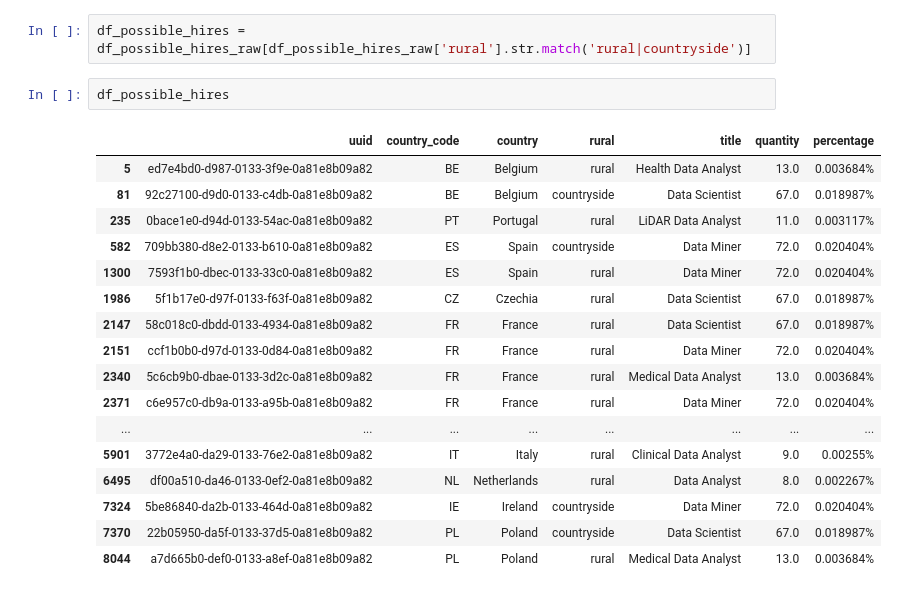
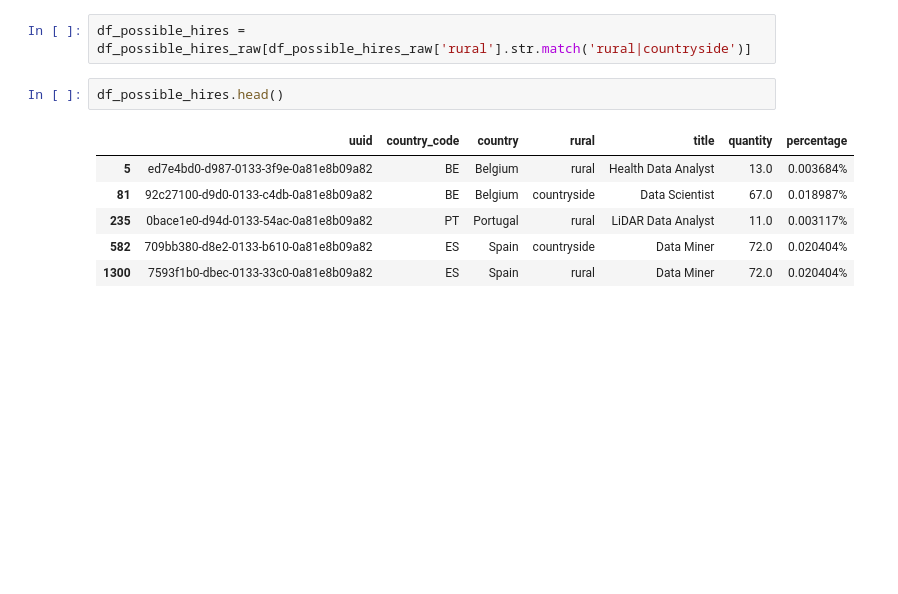
Before and after one commit to jvazquezgalvezlp/data_project_template, a Jupyter notebook: Project.ipynb, the cells around one changed output. Saved outputs shown, nothing was run; the diff lists cells and outputs as text; blank space fills up the shorter version.

```diff
--- a/Project.ipynb
+++ b/Project.ipynb
@@ -210,22 +217,11 @@ df_possible_hires_raw
 # %%
 df_possible_hires = df_possible_hires_raw[df_possible_hires_raw['rural'].str.match('rural|countryside')]
 # %%
-df_possible_hires
+df_possible_hires.head()
 # %% [output]
 |  | uuid | country_code | country | rural | title | quantity | percentage |
 | 5 | ed7e4bd0-d987-0133-3f9e-0a81e8b09a82 | BE | Belgium | rural | Health Data Analyst | 13.0 | 0.003684% |
 | 81 | 92c27100-d9d0-0133-c4db-0a81e8b09a82 | BE | Belgium | countryside | Data Scientist | 67.0 | 0.018987% |
 | 235 | 0bace1e0-d94d-0133-54ac-0a81e8b09a82 | PT | Portugal | rural | LiDAR Data Analyst | 11.0 | 0.003117% |
 | 582 | 709bb380-d8e2-0133-b610-0a81e8b09a82 | ES | Spain | countryside | Data Miner | 72.0 | 0.020404% |
 | 1300 | 7593f1b0-dbec-0133-33c0-0a81e8b09a82 | ES | Spain | rural | Data Miner | 72.0 | 0.020404% |
-| 1986 | 5f1b17e0-d97f-0133-f63f-0a81e8b09a82 | CZ | Czechia | rural | Data Scientist | 67.0 | 0.018987% |
-| 2147 | 58c018c0-dbdd-0133-4934-0a81e8b09a82 | FR | France | rural | Data Scientist | 67.0 | 0.018987% |
-| 2151 | ccf1b0b0-d97d-0133-0d84-0a81e8b09a82 | FR | France | rural | Data Miner | 72.0 | 0.020404% |
-| 2340 | 5c6cb9b0-dbae-0133-3d2c-0a81e8b09a82 | FR | France | rural | Medical Data Analyst | 13.0 | 0.003684% |
-| 2371 | c6e957c0-db9a-0133-a95b-0a81e8b09a82 | FR | France | rural | Data Miner | 72.0 | 0.020404% |
-| ... | ... | ... | ... | ... | ... | ... | ... |
-| 5901 | 3772e4a0-da29-0133-76e2-0a81e8b09a82 | IT | Italy | rural | Clinical Data Analyst | 9.0 | 0.00255% |
-| 6495 | df00a510-da46-0133-0ef2-0a81e8b09a82 | NL | Netherlands | rural | Data Analyst | 8.0 | 0.002267% |
-| 7324 | 5be86840-da2b-0133-464d-0a81e8b09a82 | IE | Ireland | countryside | Data Miner | 72.0 | 0.020404% |
-| 7370 | 22b05950-da5f-0133-37d5-0a81e8b09a82 | PL | Poland | countryside | Data Scientist | 67.0 | 0.018987% |
-| 8044 | a7d665b0-def0-0133-a8ef-0a81e8b09a82 | PL | Poland | rural | Medical Data Analyst | 13.0 | 0.003684% |
```
Also changed, not shown: parts of 6 cells of this notebook.
